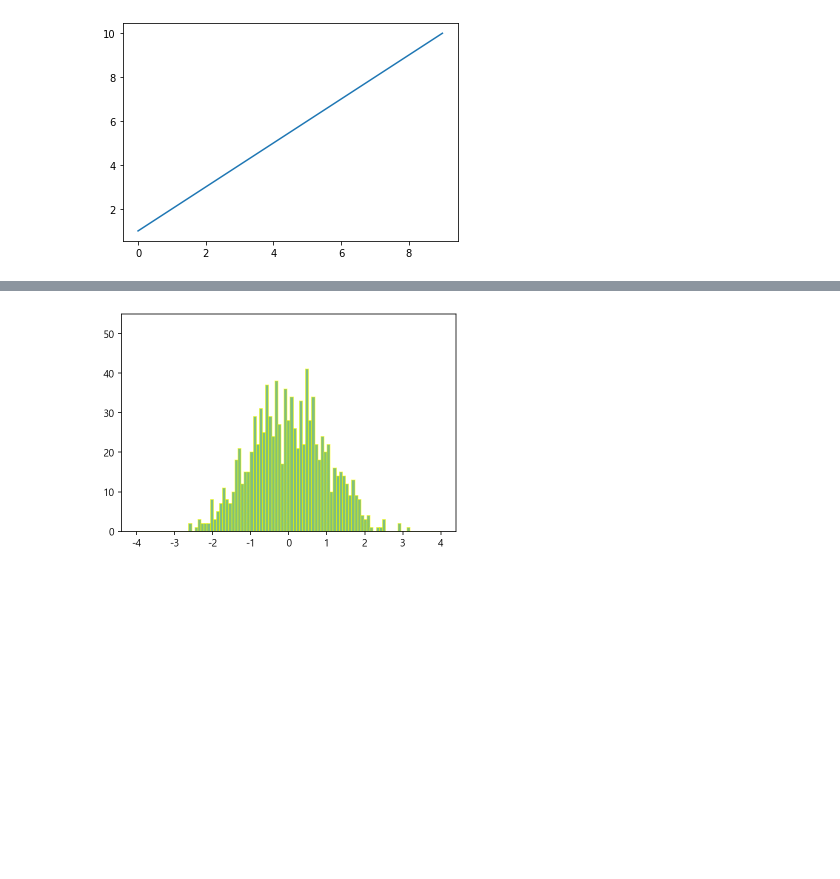
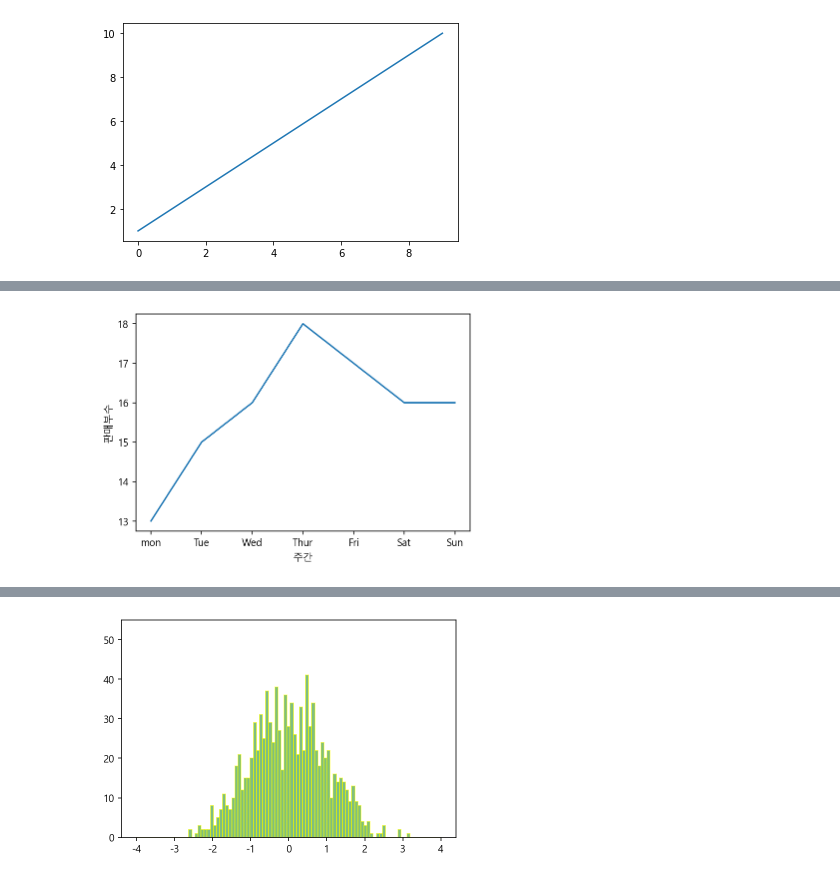
Before and after one commit to sangwookl/data_engineering, a Jupyter notebook: Matplotlib.ipynb, the cells around one changed output, grey strips where cells are left out. Saved outputs shown, nothing was run; the diff lists cells and outputs as text; code cells hidden in the pictures; blank space fills up the shorter version.

```diff
--- a/Matplotlib.ipynb
+++ b/Matplotlib.ipynb
@@ -63,0 +66,11 @@ hist(x, bins=None, range=None, density=False, weights=None, cumulative=False, bo
+# %%
+# 라벨(label) 입력
+#  – xlabel(): x축의 라벨을 입력 – ylabel(): y축의 라벨을 입력
+x = ['mon', 'Tue', 'Wed' , 'Thur', 'Fri', 'Sat','Sun']
+y = [13,15,16,18,17,16 ,16 ]
+plt.plot(x, y)
+plt.xlabel("주간")
+plt.ylabel("판매부수")
+plt.show()
+# %% [output]
+[figure, added]
```
Also changed, not shown: parts of 29 cells of this notebook, 26 other files.
